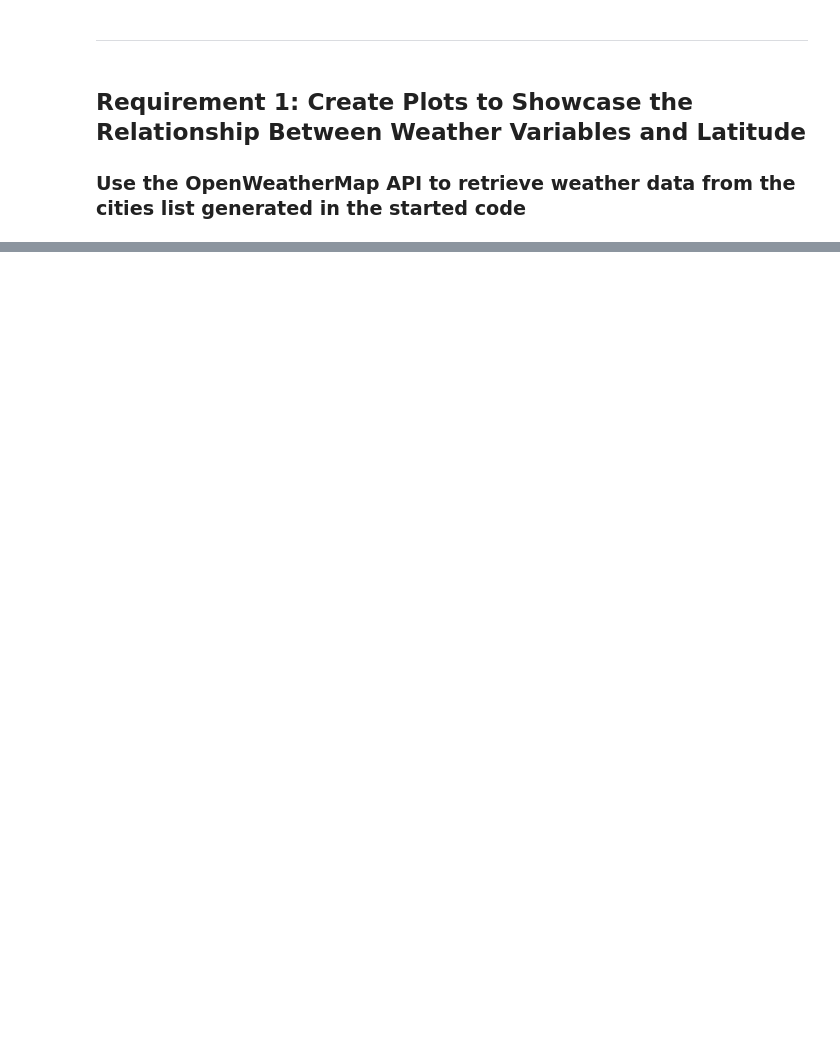
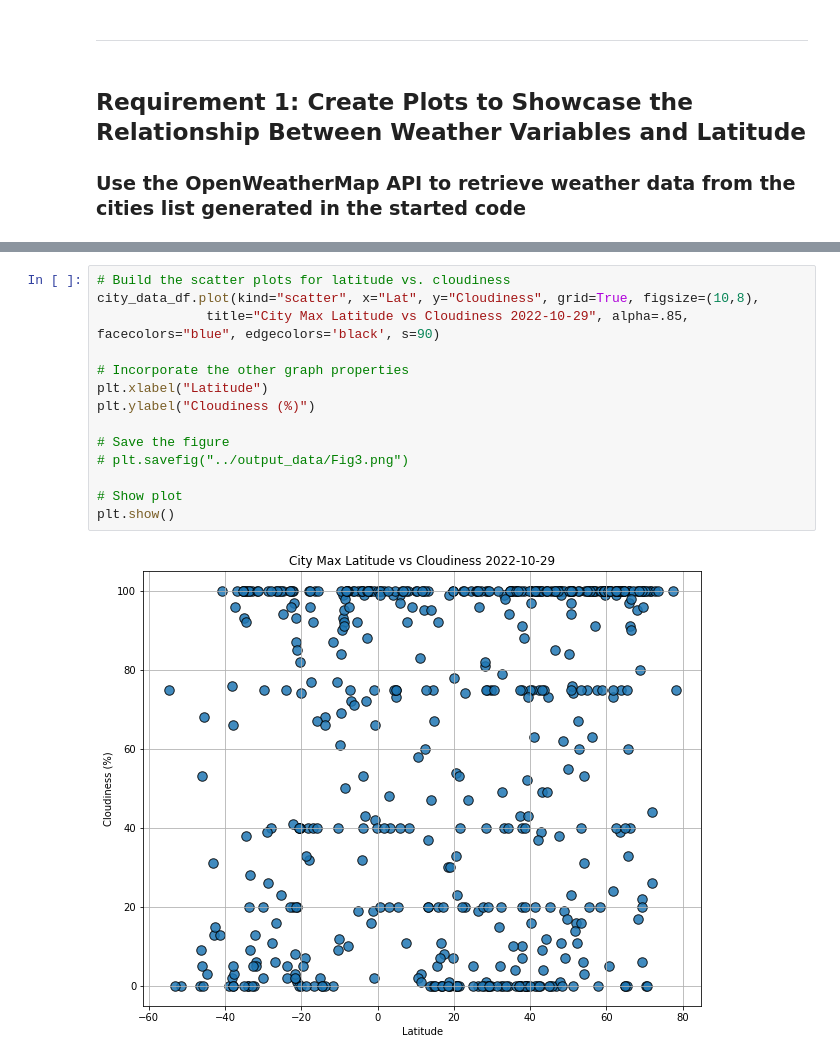
Before and after one commit to Kpfloogs/KP_Python_API_Challange, a Jupyter notebook: Starter_Code/starter_code/main_weatherpy.ipynb, the cells around one changed output, grey strips where cells are left out. Cells and saved outputs as stored; diff of their text form; blank space fills up the shorter version.

```diff
--- a/Starter_Code/starter_code/main_weatherpy.ipynb
+++ b/Starter_Code/starter_code/main_weatherpy.ipynb
@@ -159,0 +229,16 @@ ValueError: If using all scalar values, you must pass an index
+# %%
+# Build the scatter plots for latitude vs. cloudiness
+city_data_df.plot(kind="scatter", x="Lat", y="Cloudiness", grid=True, figsize=(10,8),
+              title="City Max Latitude vs Cloudiness 2022-10-29", alpha=.85, facecolors="blue", edgecolors='black', s=90)
+
+# Incorporate the other graph properties
+plt.xlabel("Latitude")
+plt.ylabel("Cloudiness (%)")
+
+# Save the figure
+# plt.savefig("../output_data/Fig3.png")
+
+# Show plot
+plt.show()
+# %% [output]
+[figure, added]
```
Also changed, not shown: parts of 33 cells of this notebook, 3 other files.
